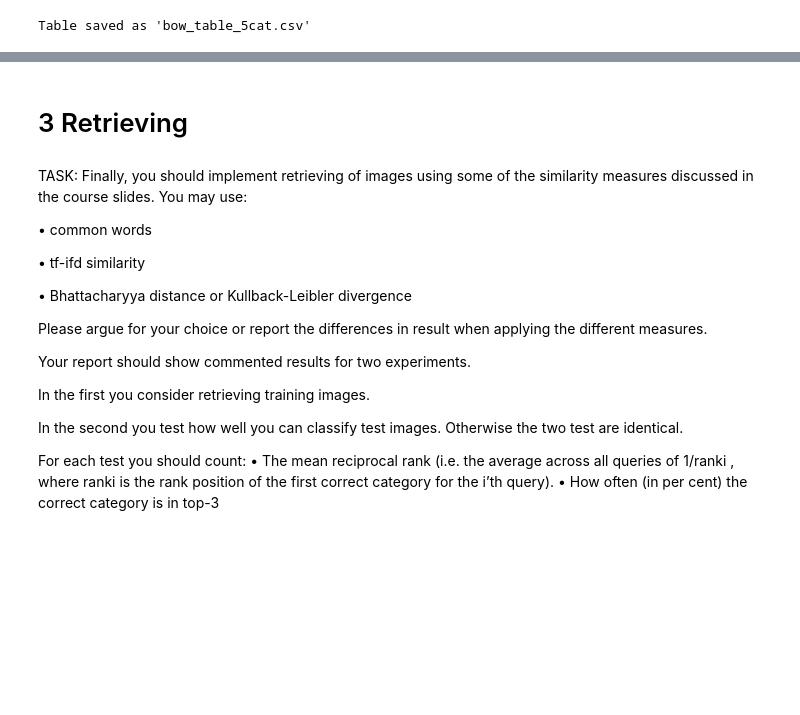
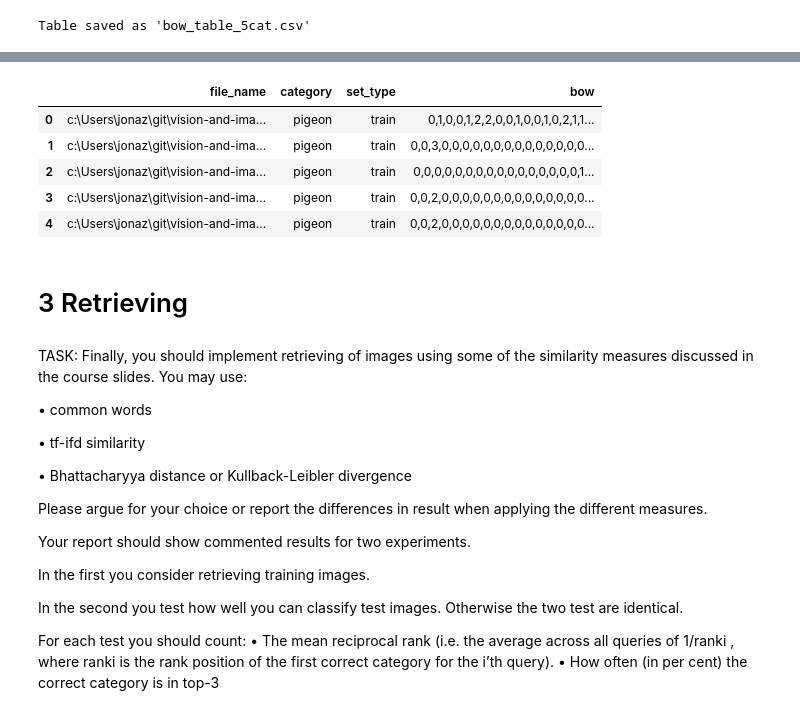
Before and after one commit to JoostKeiren/vision-and-image-proccessing-assingment-4-re-exam, a Jupyter notebook: A4.ipynb, the cells around one changed output, grey strips where cells are left out. Cells and saved outputs as stored; diff of their text form; code cells hidden in the pictures; blank space fills up the shorter version.

```diff
--- a/A4.ipynb
+++ b/A4.ipynb
@@ -561,3 +552,12 @@ df_bow_5cat.head()
+# %%
+df_bow_20cat.head()
+# %% [output]
+|  | file_name | category | set_type | bow |
+| 0 | c:\Users\jonaz\git\vision-and-ima... | pigeon | train | 0,1,0,0,1,2,2,0,0,1,0,0,1,0,2,1,1... |
+| 1 | c:\Users\jonaz\git\vision-and-ima... | pigeon | train | 0,0,3,0,0,0,0,0,0,0,0,0,0,0,0,0,0... |
+| 2 | c:\Users\jonaz\git\vision-and-ima... | pigeon | train | 0,0,0,0,0,0,0,0,0,0,0,0,0,0,0,0,1... |
+| 3 | c:\Users\jonaz\git\vision-and-ima... | pigeon | train | 0,0,2,0,0,0,0,0,0,0,0,0,0,0,0,0,0... |
+| 4 | c:\Users\jonaz\git\vision-and-ima... | pigeon | train | 0,0,2,0,0,0,0,0,0,0,0,0,0,0,0,0,0... |
 # %% [markdown]
 # 3 Retrieving
 # %% [markdown]
```
Also changed, not shown: parts of 30 cells of this notebook, 2 other files.
